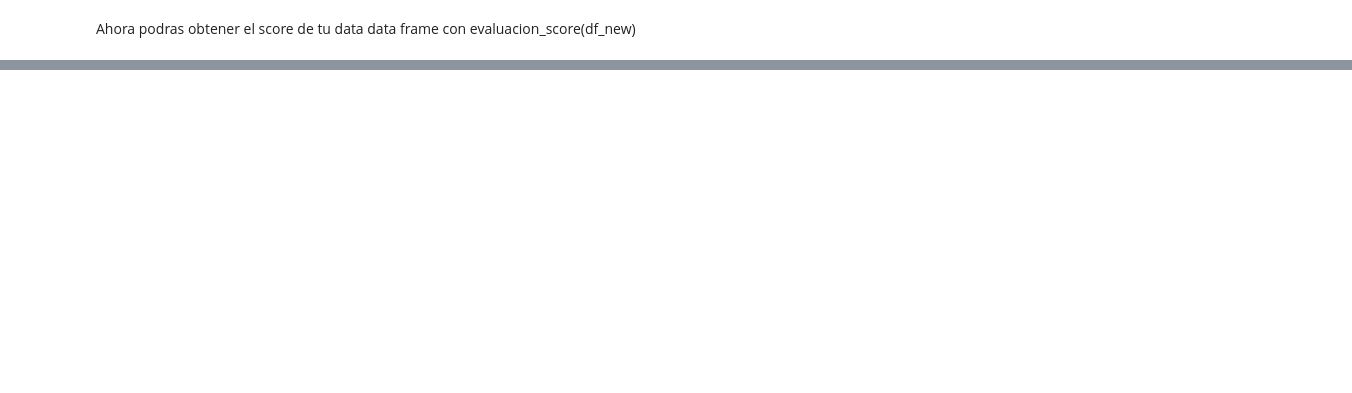
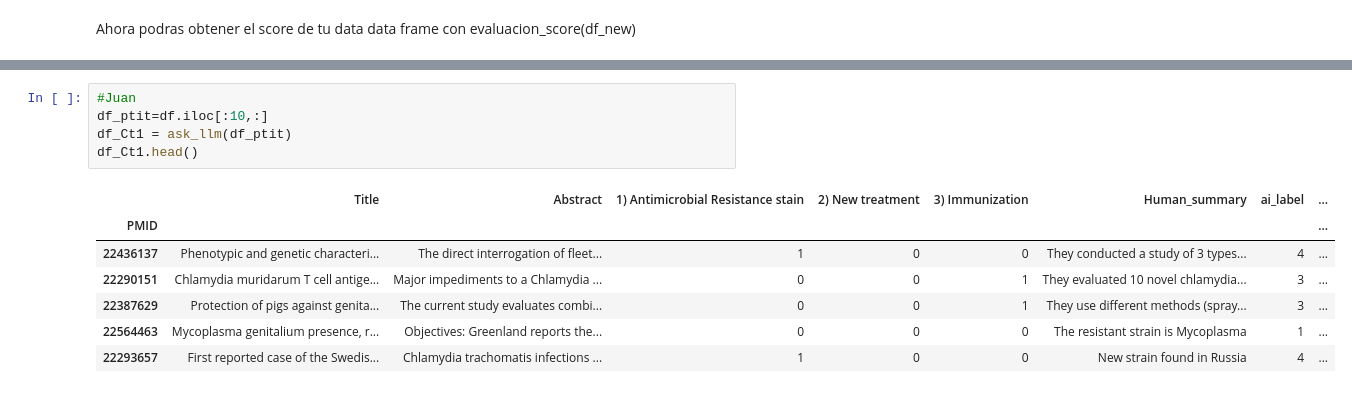
Before and after one commit to LLMzCor/LLMzCor.github.io, a Jupyter notebook: PAC.ipynb, the cells around one changed output, grey strips where cells are left out. Saved outputs shown, nothing was run; the diff lists cells and outputs as text; blank space fills up the shorter version.

```diff
--- a/PAC.ipynb
+++ b/PAC.ipynb
@@ -132,0 +163,13 @@ Ahora podras obtener el score de tu data data frame con evaluacion_score(df_new)
+# %%
+#Juan
+df_ptit=df.iloc[:10,:]
+df_Ct1 = ask_llm(df_ptit)
+df_Ct1.head()
+# %% [output]
+|  | Title | Abstract | 1) Antimicrobial Resistance stain | 2) New treatment | 3) Immunization | Human_summary | ai_label | ... |
+| PMID |  |  |  |  |  |  |  | ... |
+| 22436137 | Phenotypic and genetic characteri... | The direct interrogation of fleet... | 1 | 0 | 0 | They conducted a study of 3 types... | 4 | ... |
+| 22290151 | Chlamydia muridarum T cell antige... | Major impediments to a Chlamydia ... | 0 | 0 | 1 | They evaluated 10 novel chlamydia... | 3 | ... |
+| 22387629 | Protection of pigs against genita... | The current study evaluates combi... | 0 | 0 | 1 | They use different methods (spray... | 3 | ... |
+| 22564463 | Mycoplasma genitalium presence, r... | Objectives: Greenland reports the... | 0 | 0 | 0 | The resistant strain is Mycoplasma | 1 | ... |
+| 22293657 | First reported case of the Swedis... | Chlamydia trachomatis infections ... | 1 | 0 | 0 | New strain found in Russia | 4 | ... |
```
Also changed, not shown: parts of 27 cells of this notebook.
